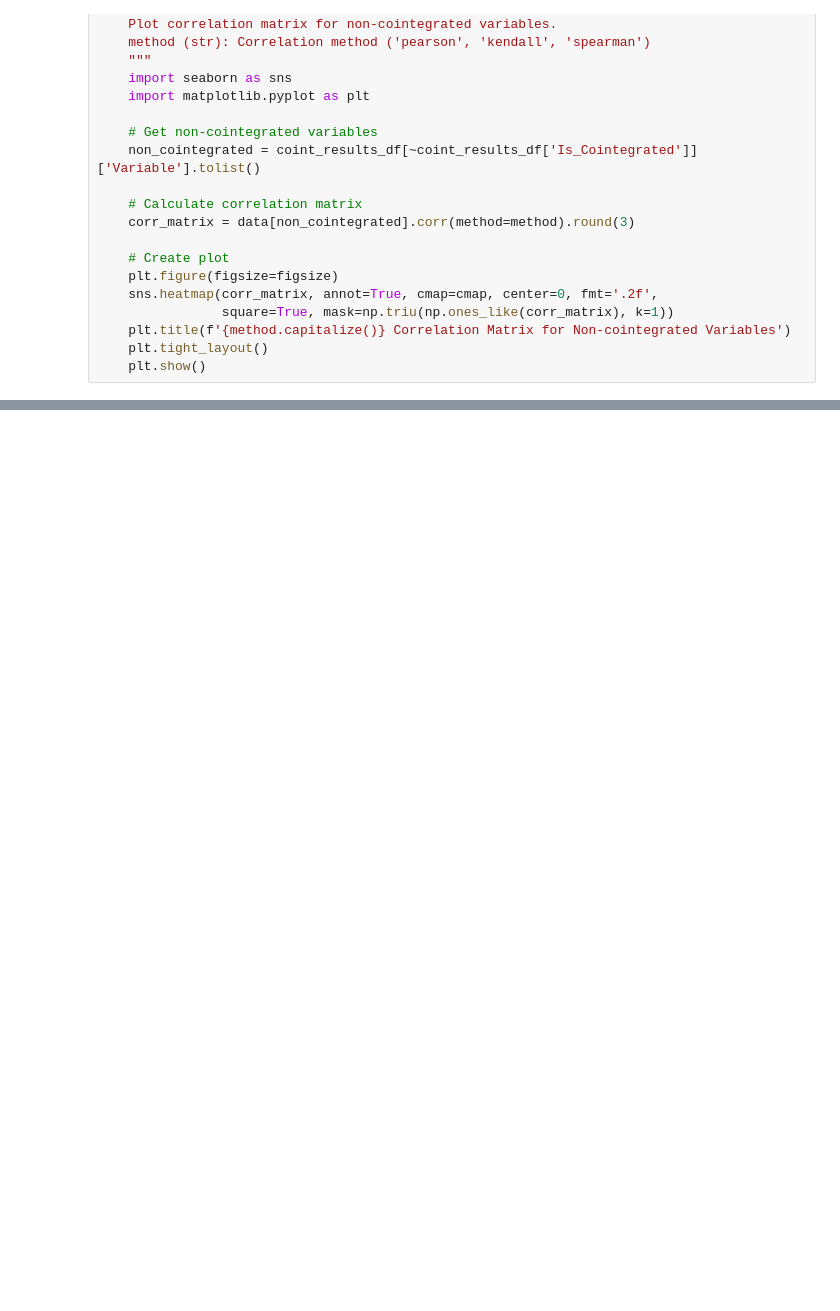
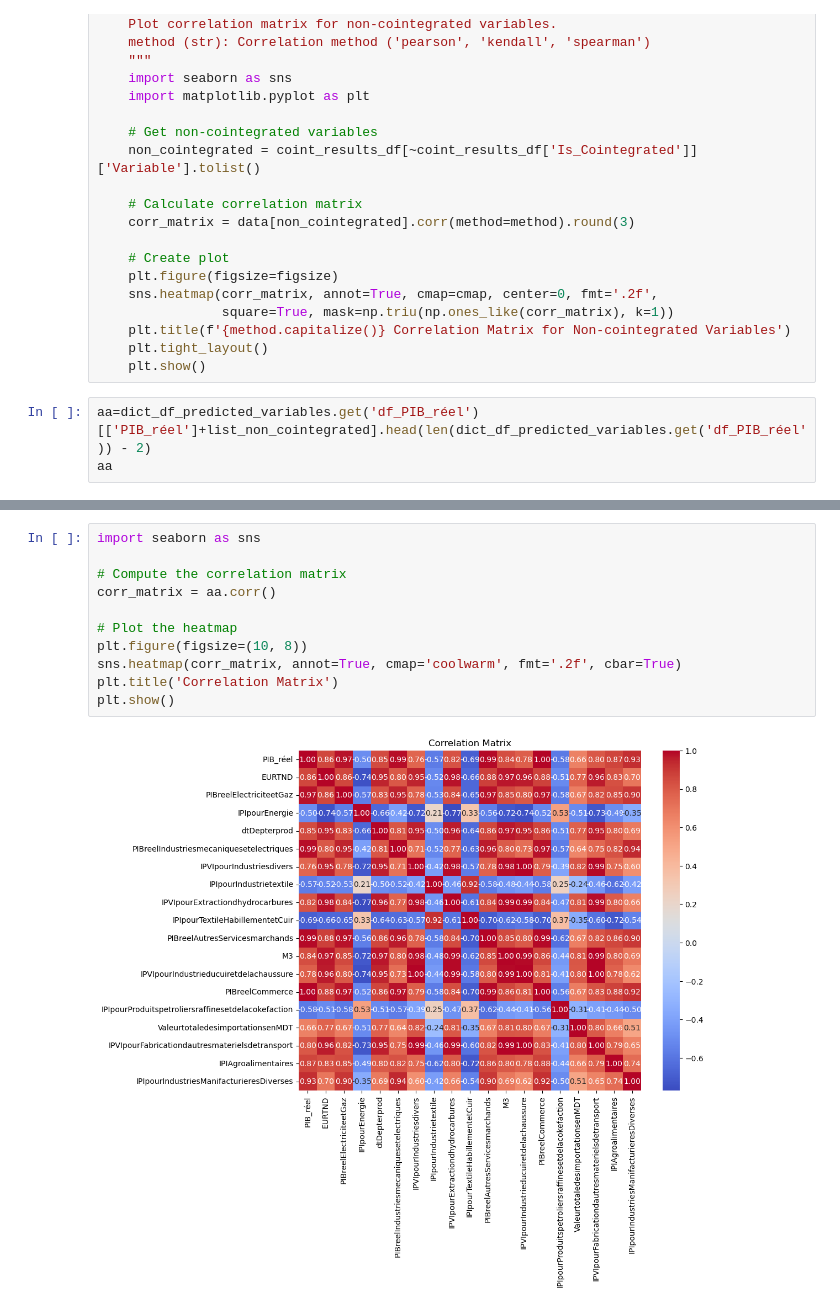
Before and after one commit to iskander1997/Time-series-forecast-, a Jupyter notebook: Etude Sect VAR models.ipynb, the cells around one changed output, grey strips where cells are left out. Saved outputs shown, nothing was run; the diff lists cells and outputs as text; blank space fills up the shorter version.

```diff
--- a/Etude Sect VAR models.ipynb
+++ b/Etude Sect VAR models.ipynb
@@ -623,3 +711,6 @@ def plot_correlation_noncointegrated(data, coint_results_df, method='pearson', f
     plt.title(f'{method.capitalize()} Correlation Matrix for Non-cointegrated Variables')
     plt.tight_layout()
     plt.show()
+# %%
+aa=dict_df_predicted_variables.get('df_PIB_réel')[['PIB_réel']+list_non_cointegrated].head(len(dict_df_predicted_variables.get('df_PIB_réel')) - 2)
+aa
@@ -626 +736,14 @@ def plot_correlation_noncointegrated(data, coint_results_df, method='pearson', f
+# %%
+import seaborn as sns
+
+# Compute the correlation matrix
+corr_matrix = aa.corr()
+
+# Plot the heatmap
+plt.figure(figsize=(10, 8))
+sns.heatmap(corr_matrix, annot=True, cmap='coolwarm', fmt='.2f', cbar=True)
+plt.title('Correlation Matrix')
+plt.show()
+# %% [output]
+[figure, added]
 # %%
```
Also changed, not shown: parts of 18 cells of this notebook.
